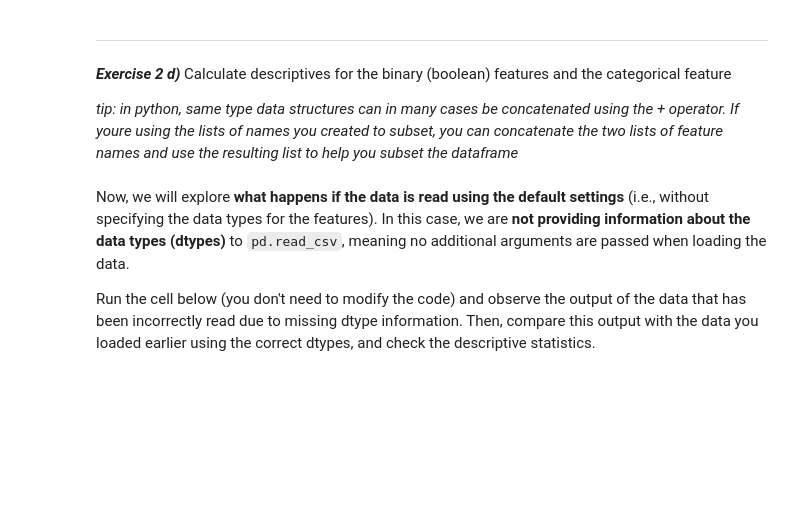
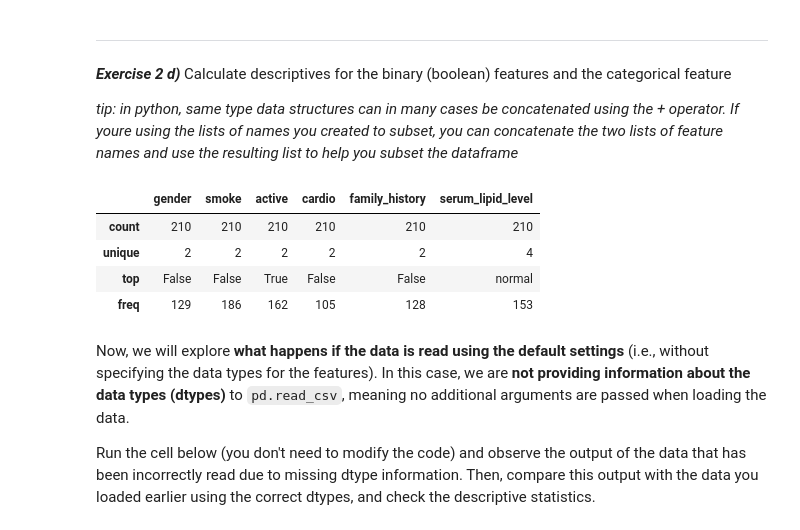
Before and after one commit to arttusamuel/dakd-2024, a Jupyter notebook: your_name_here_DAKD_2024_exercise_1.ipynb, the cells around one changed output. Saved outputs shown, nothing was run; the diff lists cells and outputs as text; code cells hidden in the pictures; blank space fills up the shorter version.

```diff
--- a/your_name_here_DAKD_2024_exercise_1.ipynb
+++ b/your_name_here_DAKD_2024_exercise_1.ipynb
@@ -320,6 +388,14 @@ _Perhaps the most common data types in pandas (see https://pandas.pydata.org/doc
 _tip: in python, same type data structures can in many cases be concatenated using the + operator. If youre using the lists of names you created to subset, you can concatenate the two lists of feature names and use the resulting list to help you subset the dataframe_
 # %%
 # 2 d) Your code here #
+bin_cat_features = binary_features + categorical_features
+data[bin_cat_features].describe()
+# %% [output]
+|  | gender | smoke | active | cardio | family_history | serum_lipid_level |
+| count | 210 | 210 | 210 | 210 | 210 | 210 |
+| unique | 2 | 2 | 2 | 2 | 2 | 4 |
+| top | False | False | True | False | False | normal |
+| freq | 129 | 186 | 162 | 105 | 128 | 153 |
 # %% [markdown]
 Now, we will explore **what happens if the data is read using the default settings** (i.e., without specifying the data types for the features). In this case, we are **not providing information about the data types (dtypes)** to `pd.read_csv`, meaning no additional arguments are passed when loading the data.
 
```
Also changed, not shown: parts of 17 cells of this notebook.
